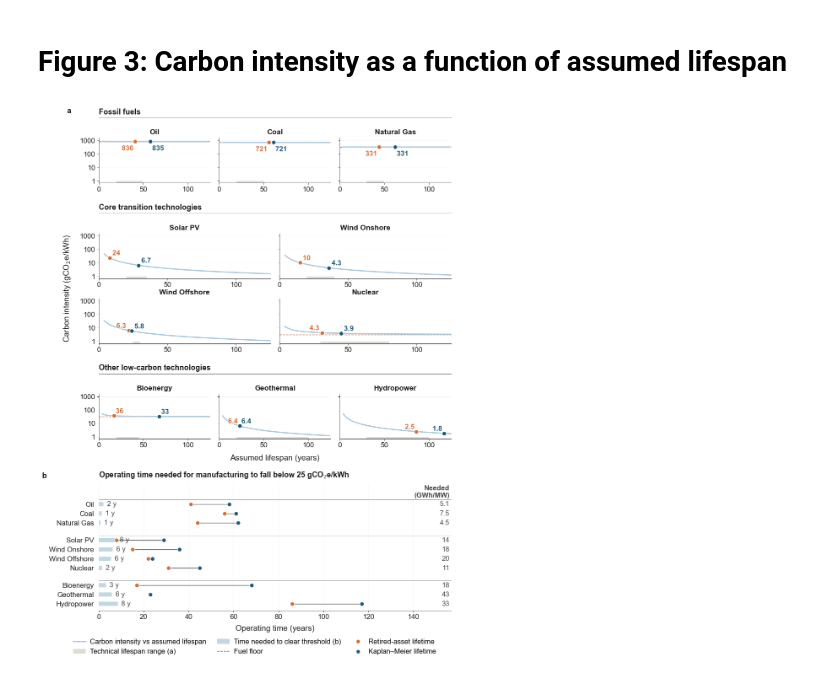
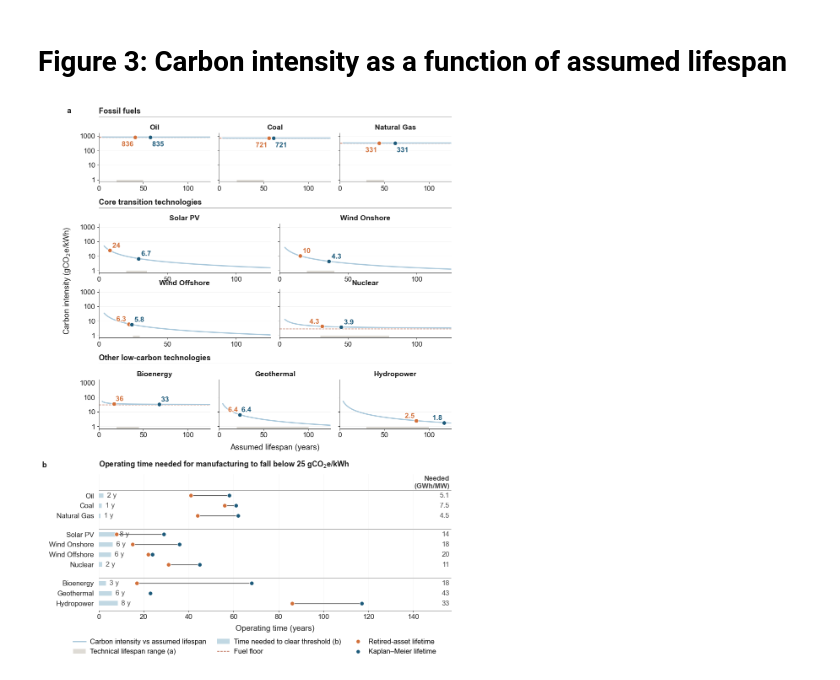
Before and after one commit to nof21/survival-curves-infrastructure, a Jupyter notebook: main-figure-3.ipynb, the cells around one changed output. Cells and saved outputs as stored; diff of their text form; code cells hidden in the pictures.

Commit message:
adjusting figures new version

```diff
--- a/main-figure-3.ipynb
+++ b/main-figure-3.ipynb
@@ -910,15 +910,15 @@ fig.patch.set_facecolor(COLOR_BACKGROUND)
 outer = fig.add_gridspec(
     2,
     1,
-    height_ratios=[2.90, 1.10],
+    height_ratios=[2.60, 1.10],
     hspace=0.2,
 )
 
 gs_a = outer[0].subgridspec(
     7,
     12,
-    height_ratios=[0.24, 1.0, 0.24, 1.0, 1.0, 0.24, 1.0],
-    hspace=0.65,
+    height_ratios=[0.2, 1.0, 0.2, 1.0, 1.0, 0.2, 1.0],
+    hspace=0.5,
     wspace=0.42,
 )
 
@@ -1098,31 +1098,31 @@ fig.text(
     ha="center",
     va="center",
     fontsize=FONT_AXIS_LABEL,
     color=COLOR_TEXT,
 )
 
 fig.text(
     a_left - 0.078,
     max(box.y1 for box in [ax.get_position() for ax in header_axes]),
     "a",
     ha="left",
     va="top",
     fontsize=FONT_PANEL_LABEL,
     fontweight="bold",
     color=COLOR_TEXT,
 )
 
 plt.savefig(
     "figures/main/figure-3.png",
     dpi=600,
     bbox_inches="tight",
     transparent=True,
 )
 
 plt.savefig(
     "figures/main/figure-3.pdf",
     bbox_inches="tight",
     transparent=True,
 )
 # %% [output]
-[figure, old version]
+[figure, new version]
```
Also changed, not shown: 3 other files.
